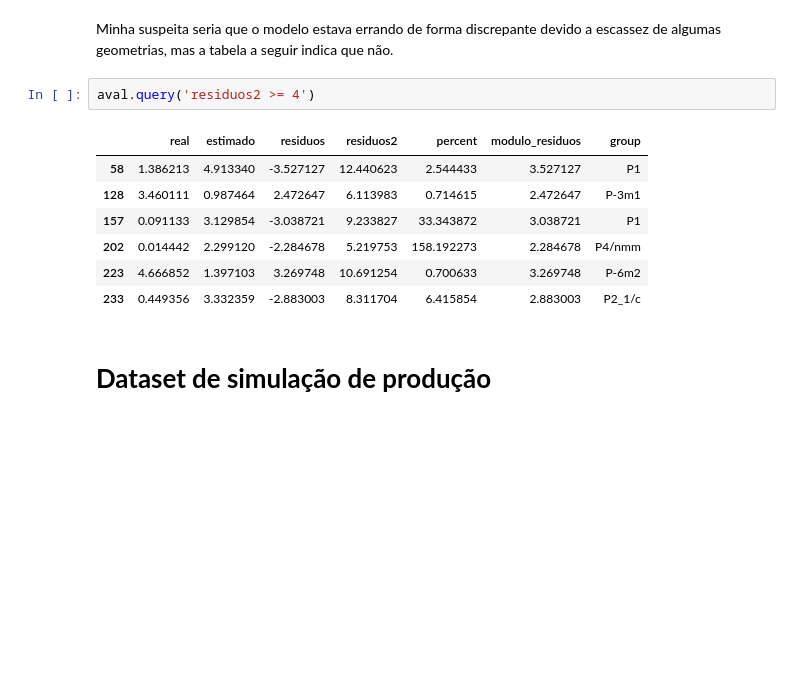
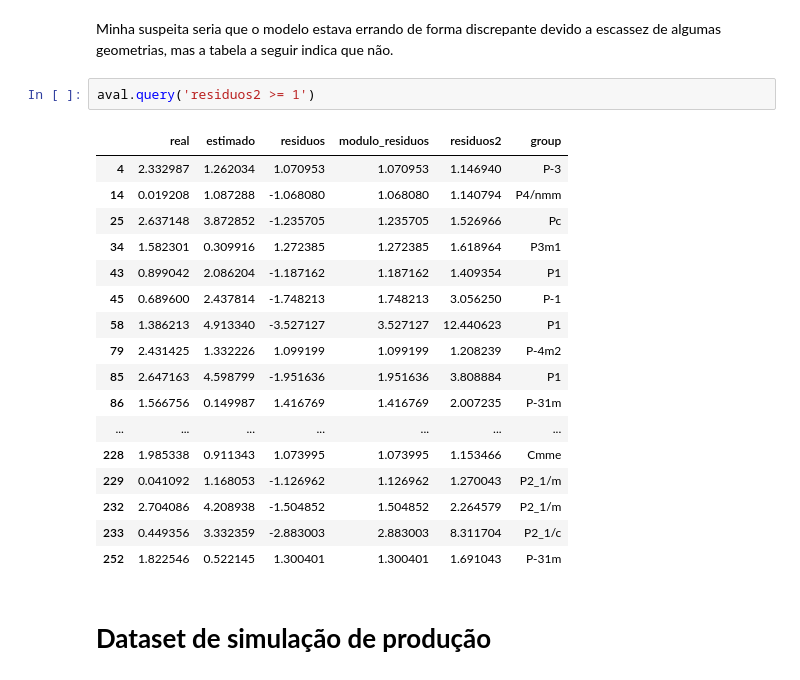
Before and after one commit to Alexandre-Esposte/Machine-learning-aplicado-f-sica, a Jupyter notebook: lista4-project2/lista4-project2.ipynb, the cells around one changed output. Drawn from its saved outputs; the diff is of its cells as text; blank space fills up the shorter version.

```diff
--- a/lista4-project2/lista4-project2.ipynb
+++ b/lista4-project2/lista4-project2.ipynb
@@ -996,15 +993,25 @@ plt.legend();
 # %% [markdown]
 Minha suspeita seria que o modelo estava errando de forma discrepante devido a escassez de algumas geometrias, mas a tabela a seguir indica que não.
 # %%
-aval.query('residuos2 >= 4')
+aval.query('residuos2 >= 1')
 # %% [output]
-|  | real | estimado | residuos | residuos2 | percent | modulo_residuos | group |
-| 58 | 1.386213 | 4.913340 | -3.527127 | 12.440623 | 2.544433 | 3.527127 | P1 |
-| 128 | 3.460111 | 0.987464 | 2.472647 | 6.113983 | 0.714615 | 2.472647 | P-3m1 |
-| 157 | 0.091133 | 3.129854 | -3.038721 | 9.233827 | 33.343872 | 3.038721 | P1 |
-| 202 | 0.014442 | 2.299120 | -2.284678 | 5.219753 | 158.192273 | 2.284678 | P4/nmm |
-| 223 | 4.666852 | 1.397103 | 3.269748 | 10.691254 | 0.700633 | 3.269748 | P-6m2 |
-| 233 | 0.449356 | 3.332359 | -2.883003 | 8.311704 | 6.415854 | 2.883003 | P2_1/c |
+|  | real | estimado | residuos | modulo_residuos | residuos2 | group |
+| 4 | 2.332987 | 1.262034 | 1.070953 | 1.070953 | 1.146940 | P-3 |
+| 14 | 0.019208 | 1.087288 | -1.068080 | 1.068080 | 1.140794 | P4/nmm |
+| 25 | 2.637148 | 3.872852 | -1.235705 | 1.235705 | 1.526966 | Pc |
+| 34 | 1.582301 | 0.309916 | 1.272385 | 1.272385 | 1.618964 | P3m1 |
+| 43 | 0.899042 | 2.086204 | -1.187162 | 1.187162 | 1.409354 | P1 |
+| 45 | 0.689600 | 2.437814 | -1.748213 | 1.748213 | 3.056250 | P-1 |
+| 58 | 1.386213 | 4.913340 | -3.527127 | 3.527127 | 12.440623 | P1 |
+| 79 | 2.431425 | 1.332226 | 1.099199 | 1.099199 | 1.208239 | P-4m2 |
+| 85 | 2.647163 | 4.598799 | -1.951636 | 1.951636 | 3.808884 | P1 |
+| 86 | 1.566756 | 0.149987 | 1.416769 | 1.416769 | 2.007235 | P-31m |
+| ... | ... | ... | ... | ... | ... | ... |
+| 228 | 1.985338 | 0.911343 | 1.073995 | 1.073995 | 1.153466 | Cmme |
+| 229 | 0.041092 | 1.168053 | -1.126962 | 1.126962 | 1.270043 | P2_1/m |
+| 232 | 2.704086 | 4.208938 | -1.504852 | 1.504852 | 2.264579 | P2_1/m |
+| 233 | 0.449356 | 3.332359 | -2.883003 | 2.883003 | 8.311704 | P2_1/c |
+| 252 | 1.822546 | 0.522145 | 1.300401 | 1.300401 | 1.691043 | P-31m |
 # %% [markdown]
 # **Dataset de simulação de produção**
 # %%
```
Also changed, not shown: parts of 18 cells of this notebook, 3 other files.
